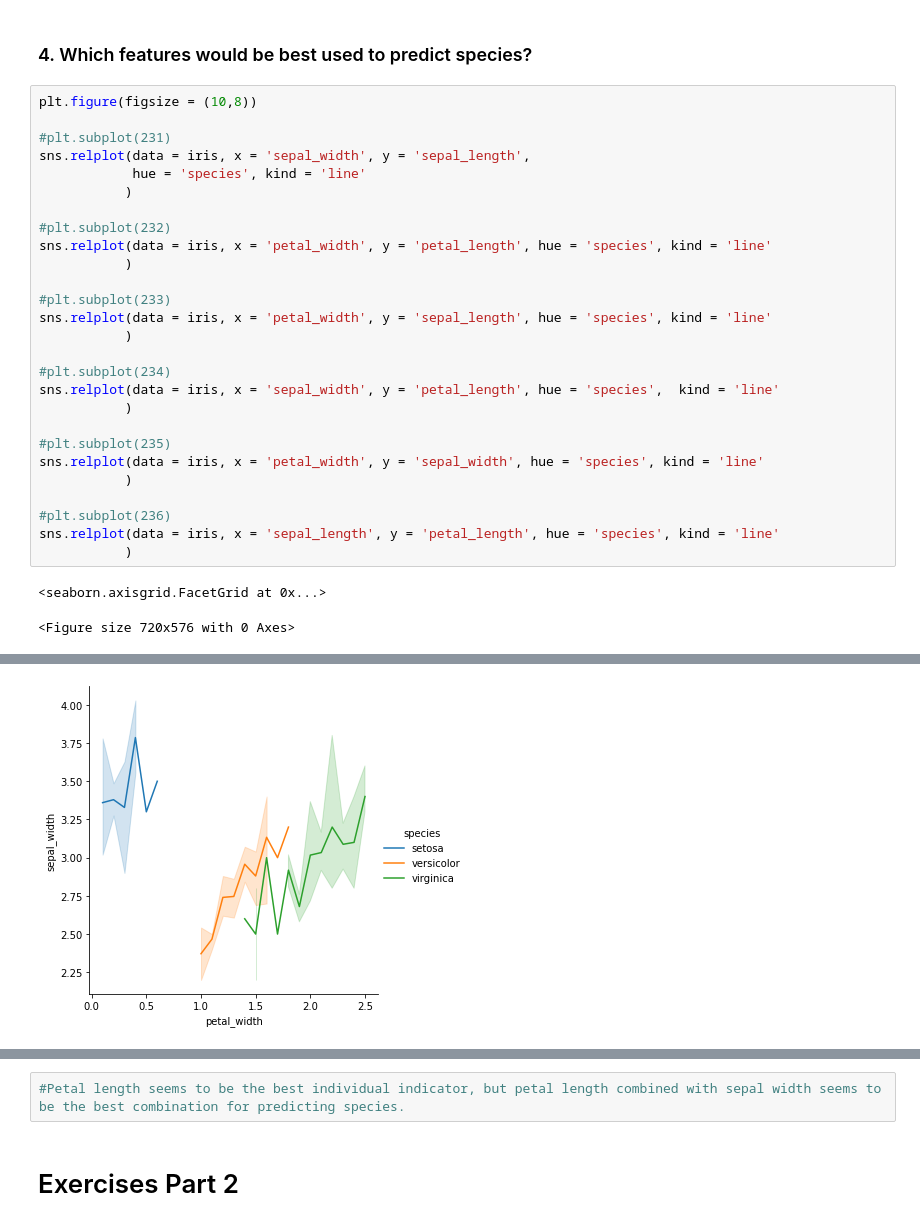
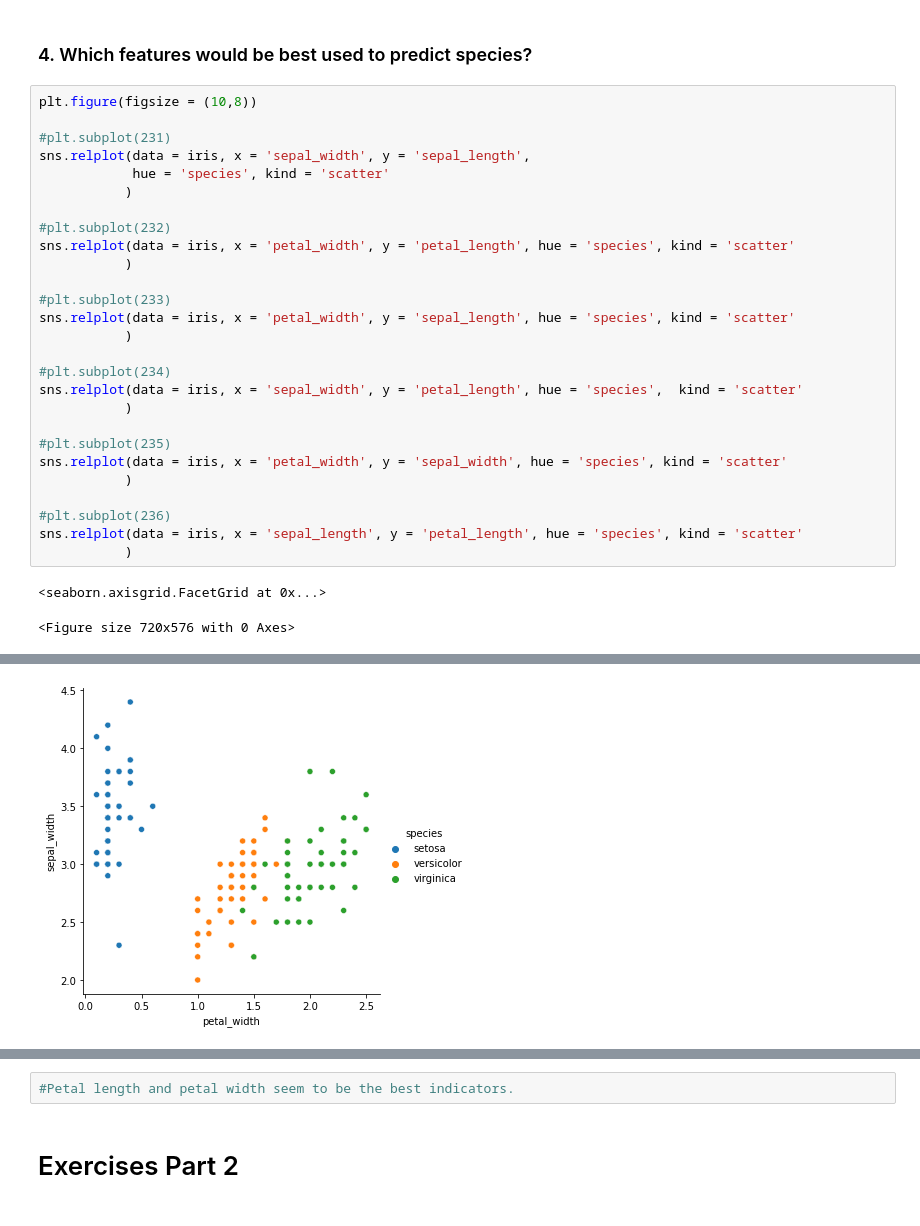
Before and after one commit to greg-maggard/numpy_pandas_visualization_exercises, a Jupyter notebook: seaborn_exercises.ipynb, the cells around one changed output, grey strips where cells are left out. Cells and saved outputs as stored; diff of their text form.

```diff
--- a/seaborn_exercises.ipynb
+++ b/seaborn_exercises.ipynb
@@ -117,27 +117,27 @@ plt.figure(figsize = (10,8))
 
 #plt.subplot(231)
 sns.relplot(data = iris, x = 'sepal_width', y = 'sepal_length',
-            hue = 'species', kind = 'line'
+            hue = 'species', kind = 'scatter'
            )
 
 #plt.subplot(232)
-sns.relplot(data = iris, x = 'petal_width', y = 'petal_length', hue = 'species', kind = 'line'
+sns.relplot(data = iris, x = 'petal_width', y = 'petal_length', hue = 'species', kind = 'scatter'
            )
 
 #plt.subplot(233)
-sns.relplot(data = iris, x = 'petal_width', y = 'sepal_length', hue = 'species', kind = 'line'
+sns.relplot(data = iris, x = 'petal_width', y = 'sepal_length', hue = 'species', kind = 'scatter'
            )
 
 #plt.subplot(234)
-sns.relplot(data = iris, x = 'sepal_width', y = 'petal_length', hue = 'species',  kind = 'line'
+sns.relplot(data = iris, x = 'sepal_width', y = 'petal_length', hue = 'species',  kind = 'scatter'
            )
 
 #plt.subplot(235)
-sns.relplot(data = iris, x = 'petal_width', y = 'sepal_width', hue = 'species', kind = 'line'
+sns.relplot(data = iris, x = 'petal_width', y = 'sepal_width', hue = 'species', kind = 'scatter'
            )
 
 #plt.subplot(236)
-sns.relplot(data = iris, x = 'sepal_length', y = 'petal_length', hue = 'species', kind = 'line'
+sns.relplot(data = iris, x = 'sepal_length', y = 'petal_length', hue = 'species', kind = 'scatter'
            )
 # %% [output]
 <seaborn.axisgrid.FacetGrid at 0x...>
@@ -149 +149 @@ sns.relplot(data = iris, x = 'sepal_length', y = 'petal_length', hue = 'species'
-[figure, old version]
+[figure, new version]
@@ -151,5 +151,5 @@ sns.relplot(data = iris, x = 'sepal_length', y = 'petal_length', hue = 'species'
 # %%
-#Petal length seems to be the best individual indicator, but petal length combined with sepal width seems to be the best combination for predicting species.
+#Petal length and petal width seem to be the best indicators.
 # %% [markdown]
 # Exercises Part 2
 # %% [markdown]
```
Also changed, not shown: parts of 18 cells of this notebook, 2 other files.
